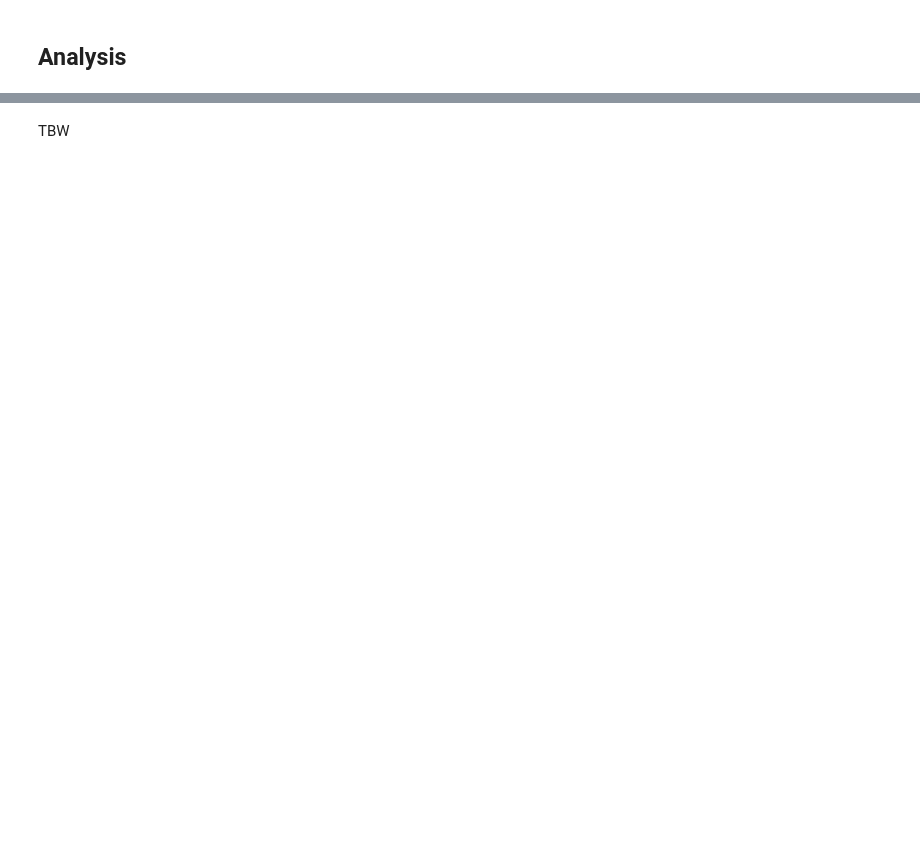
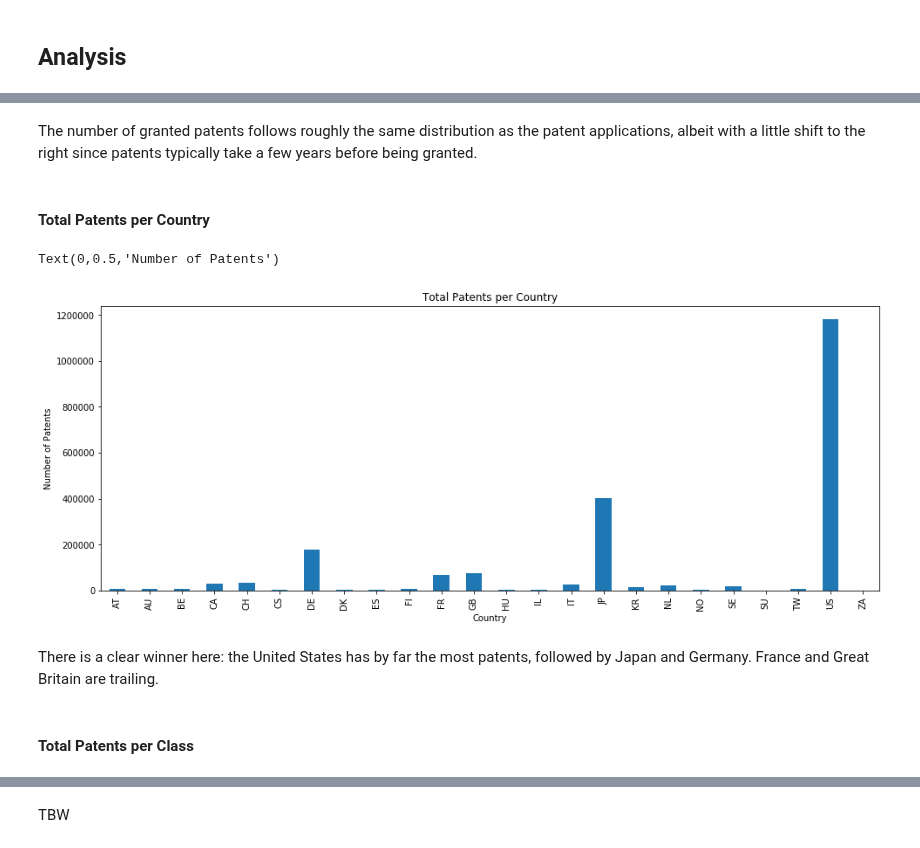
Before and after one commit to mosimann/ADA, a Jupyter notebook: Project/Project.ipynb, the cells around one changed output, grey strips where cells are left out. Cells and saved outputs as stored; diff of their text form; code cells hidden in the pictures; blank space fills up the shorter version.

```diff
--- a/Project/Project.ipynb
+++ b/Project/Project.ipynb
@@ -323,0 +605,17 @@ sp500.to_csv(SP500_TOP10_PATH)
+# %% [markdown]
+The number of granted patents follows roughly the same distribution as the patent applications, albeit with a little shift to the right since patents typically take a few years before being granted.
+# %% [markdown]
+#### Total Patents per Country
+# %%
+by_country = patents.groupby('country').size()
+by_country = by_country[by_country >= 1000]
+plt = by_country.plot(kind='bar',title='Total Patents per Country',figsize=(16,6))
+plt.set_xlabel('Country')
+plt.set_ylabel('Number of Patents')
+# %% [output]
+Text(0,0.5,'Number of Patents')
+[figure, added]
+# %% [markdown]
+There is a clear winner here: the United States has by far the most patents, followed by Japan and Germany. France and Great Britain are trailing.
+# %% [markdown]
+#### Total Patents per Class
```
Also changed, not shown: parts of 130 cells of this notebook, 1 other file.
